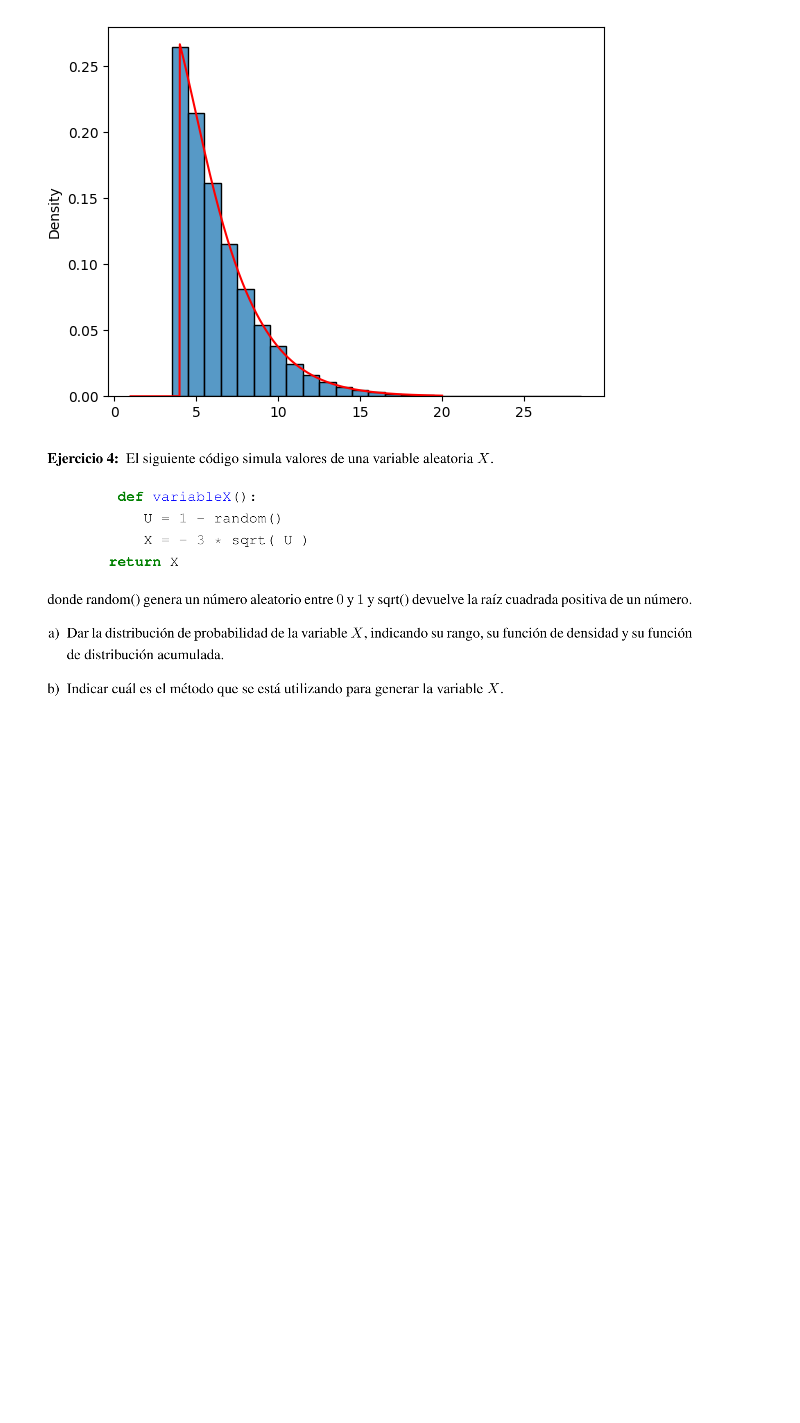
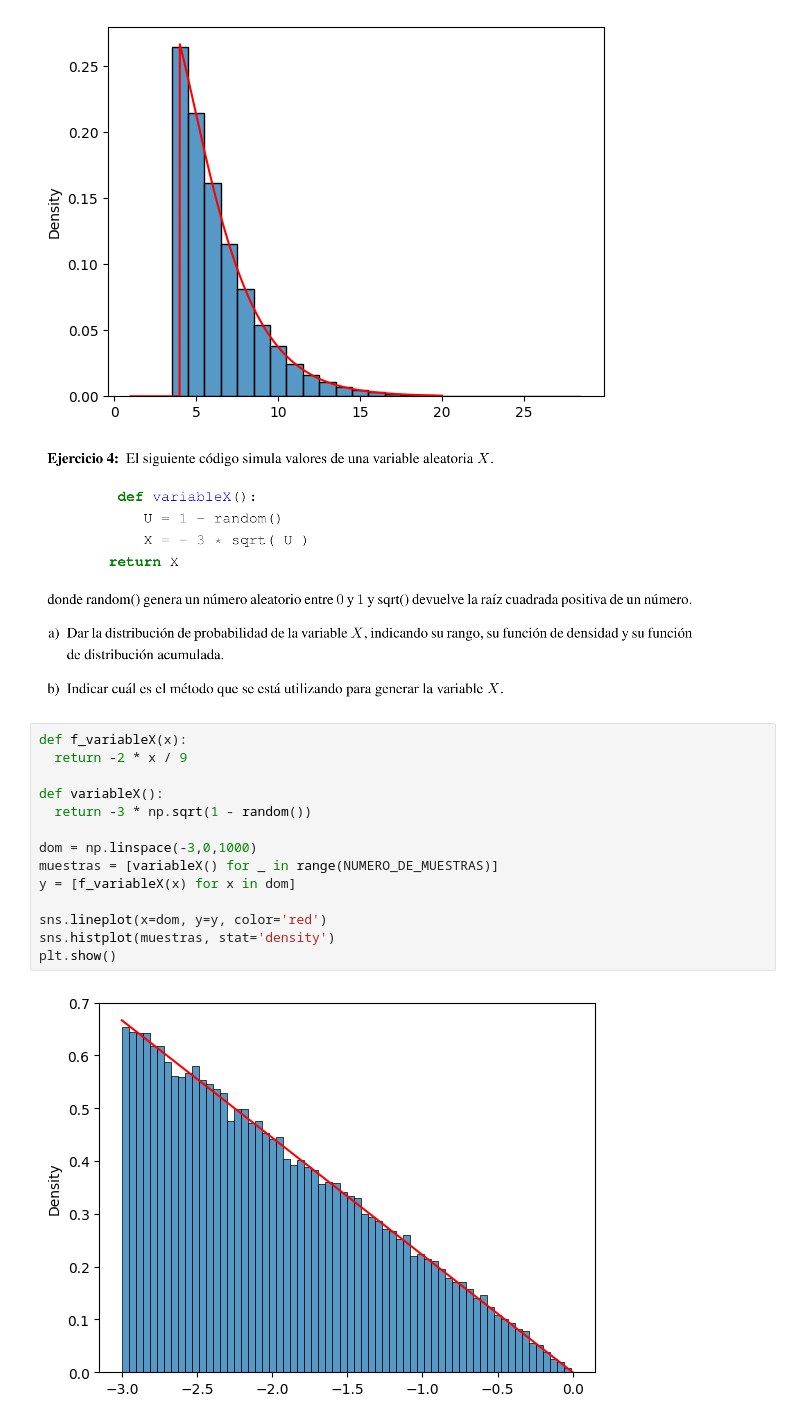
Before and after one commit to vmatiasw/modelos_y_simulacion, a Jupyter notebook: Parcial_2_2023_06_22.ipynb, the cells around one changed output. Cells and saved outputs as stored; diff of their text form; blank space fills up the shorter version.

```diff
--- a/Parcial_2_2023_06_22.ipynb
+++ b/Parcial_2_2023_06_22.ipynb
@@ -175,3 +175,19 @@ plt.show()
 [figure]
 # %% [markdown]
 ![Captura desde 2025-05-14 12-57-07.png](embedded-picture-1)
+# %%
+def f_variableX(x):
+  return -2 * x / 9
+
+def variableX():
+  return -3 * np.sqrt(1 - random())
+
+dom = np.linspace(-3,0,1000)
+muestras = [variableX() for _ in range(NUMERO_DE_MUESTRAS)]
+y = [f_variableX(x) for x in dom]
+
+sns.lineplot(x=dom, y=y, color='red')
+sns.histplot(muestras, stat='density')
+plt.show()
+# %% [output]
+[figure, added]
```
